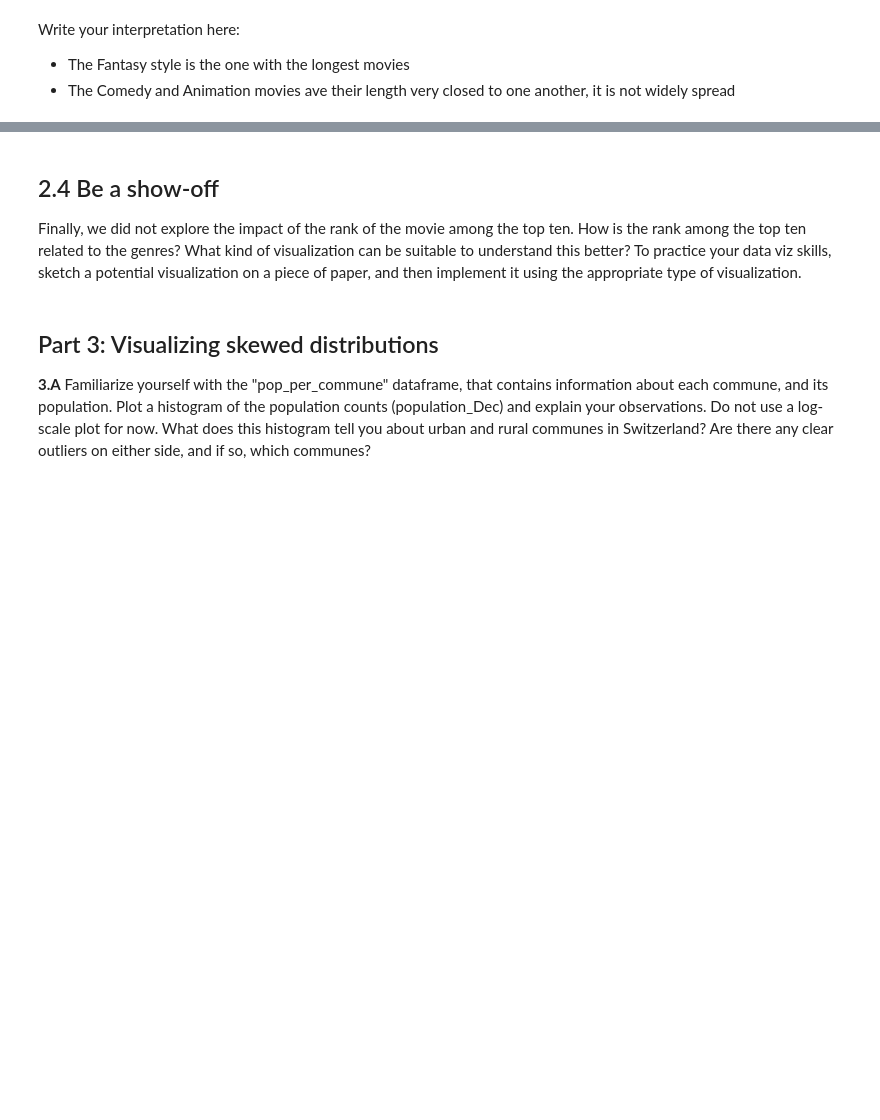
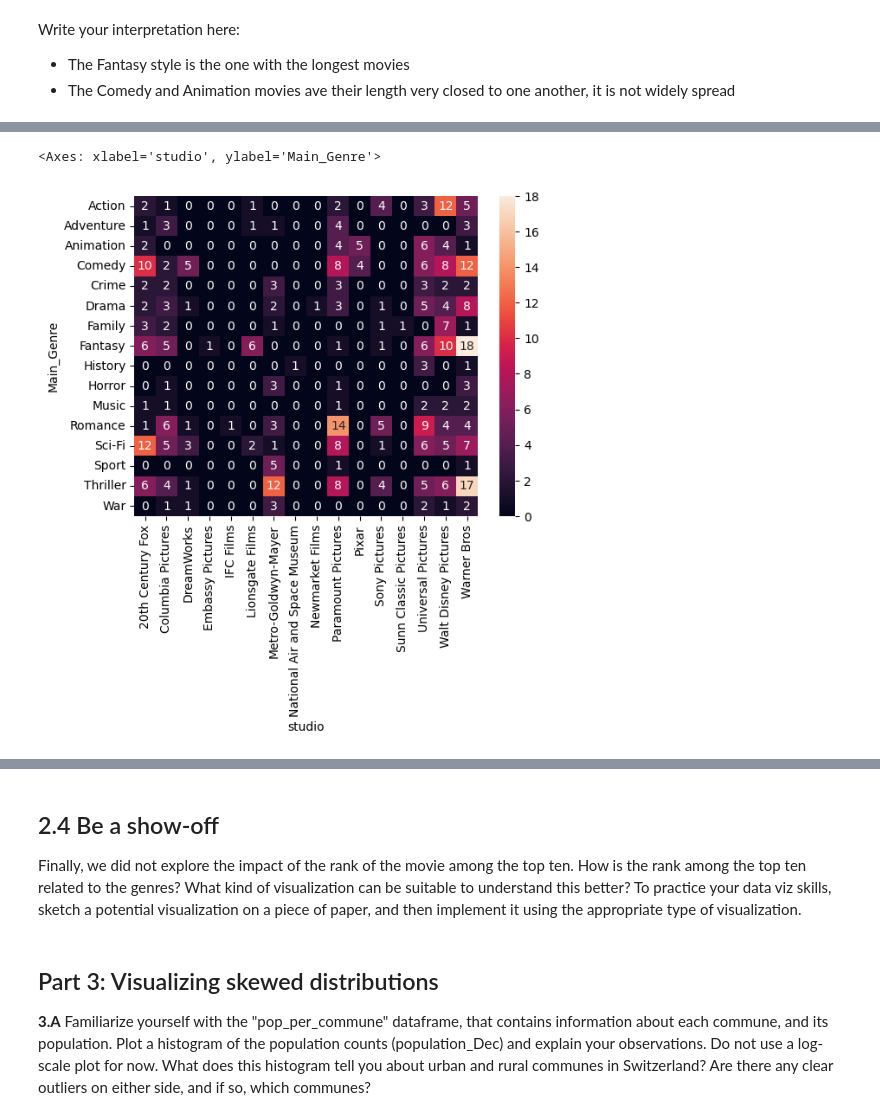
Before and after one commit to david-schroeter/ADA_2023, a Jupyter notebook: Exercises/02 - Data viz and data from the web/Becoming a DataVizard exercise.ipynb, the cells around one changed output, grey strips where cells are left out. Cells and saved outputs as stored; diff of their text form; code cells hidden in the pictures; blank space fills up the shorter version.

```diff
--- a/Exercises/02 - Data viz and data from the web/Becoming a DataVizard exercise.ipynb
+++ b/Exercises/02 - Data viz and data from the web/Becoming a DataVizard exercise.ipynb
@@ -269,4 +273,14 @@ Write your interpretation here:
 
 
 <img src="figure4.jpg" style="width: 500px;" align="left">
+# %%
+# Write your code to make the first heatmap here
+movies_cross_tab = pd.crosstab(movies.Main_Genre, movies.studio)
+sns.heatmap(movies_cross_tab, annot=True)
+#for m, group in movies_by_studio_genre.title:
+#    print(m)
+#    print(group)
+# %% [output]
+<Axes: xlabel='studio', ylabel='Main_Genre'>
+[figure, added]
 # %%
```
Also changed, not shown: parts of 19 cells of this notebook.
